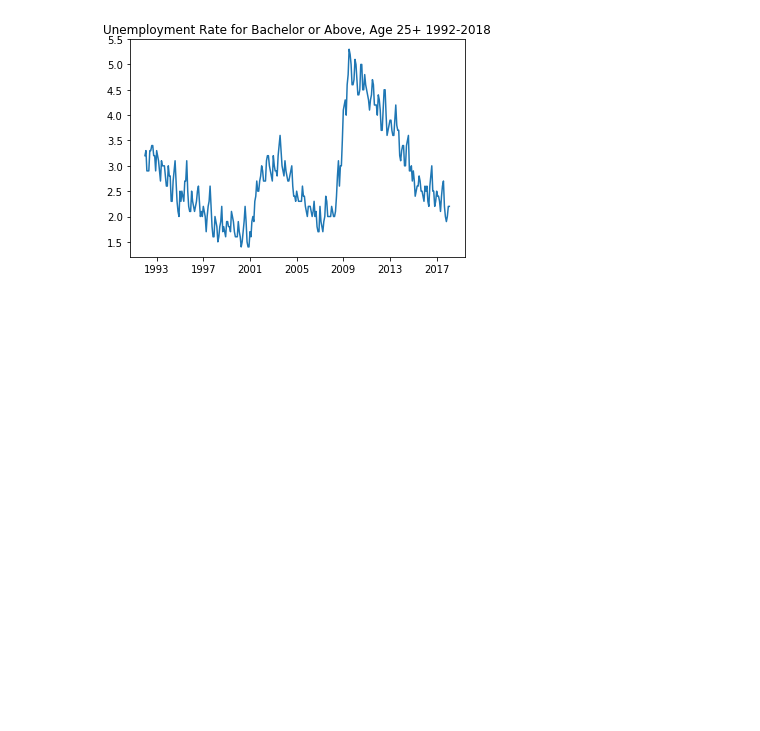
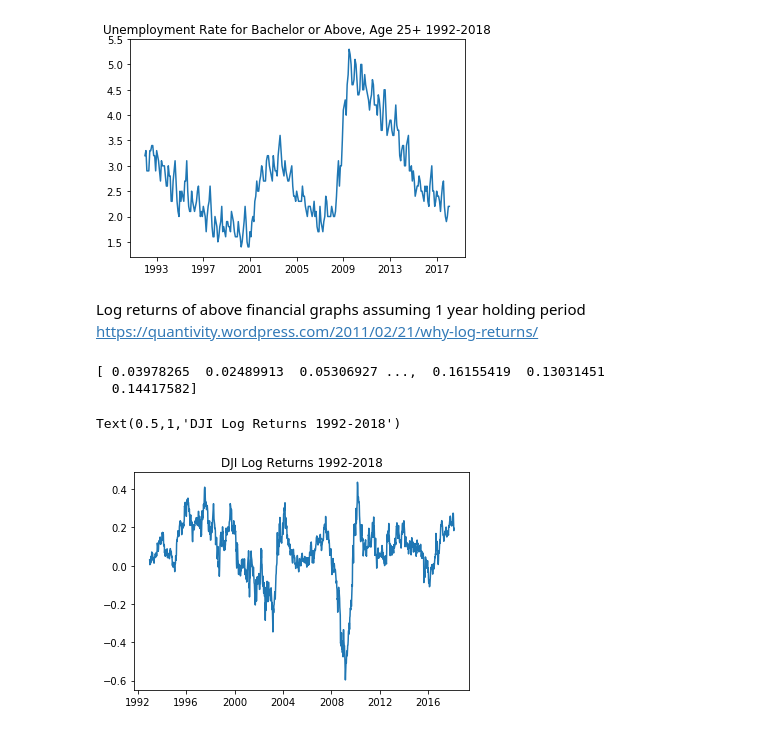
Before and after one commit to cyu1221/CS506, a Jupyter notebook: data/economic_data/Financial_Graphsbook.ipynb, the cells around one changed output. Cells and saved outputs as stored; diff of their text form; code cells hidden in the pictures; blank space fills up the shorter version.

```diff
--- a/data/economic_data/Financial_Graphsbook.ipynb
+++ b/data/economic_data/Financial_Graphsbook.ipynb
@@ -57,3 +58,28 @@ mpl.title('Unemployment Rate for Bachelor or Above, Age 25+ 1992-2018')
 # %% [output]
 Text(0.5,1,'Unemployment Rate for Bachelor or Above, Age 25+ 1992-2018')
 [figure]
+# %% [markdown]
+Log returns of above financial graphs assuming 1 year holding period
+https://quantivity.wordpress.com/2011/02/21/why-log-returns/
+# %%
+lnTNX = np.log(TNX["Adj Close"])
+lnDJI = np.log(DJI["Adj Close"])
+lnNSD = np.log(NSD["Adj Close"])
+lnRUT = np.log(RUT["Adj Close"])
+lnSNP = np.log(SNP["Adj Close"])
+# %%
+def getlogreturns(df):
+    buy = df.iloc[:-52].values
+    sell = df.iloc[52:].values
+    return sell - buy
+# %%
+print(getlogreturns(lnSNP))
+# %% [output]
+[ 0.03978265  0.02489913  0.05306927 ...,  0.16155419  0.13031451
+  0.14417582]
+# %%
+mpl.plot_date(lnDJI.iloc[52:].index, getlogreturns(lnDJI), '-')
+mpl.title('DJI Log Returns 1992-2018')
+# %% [output]
+Text(0.5,1,'DJI Log Returns 1992-2018')
+[figure, added]
```
Also changed, not shown: parts of 13 cells of this notebook, 6 other files.
